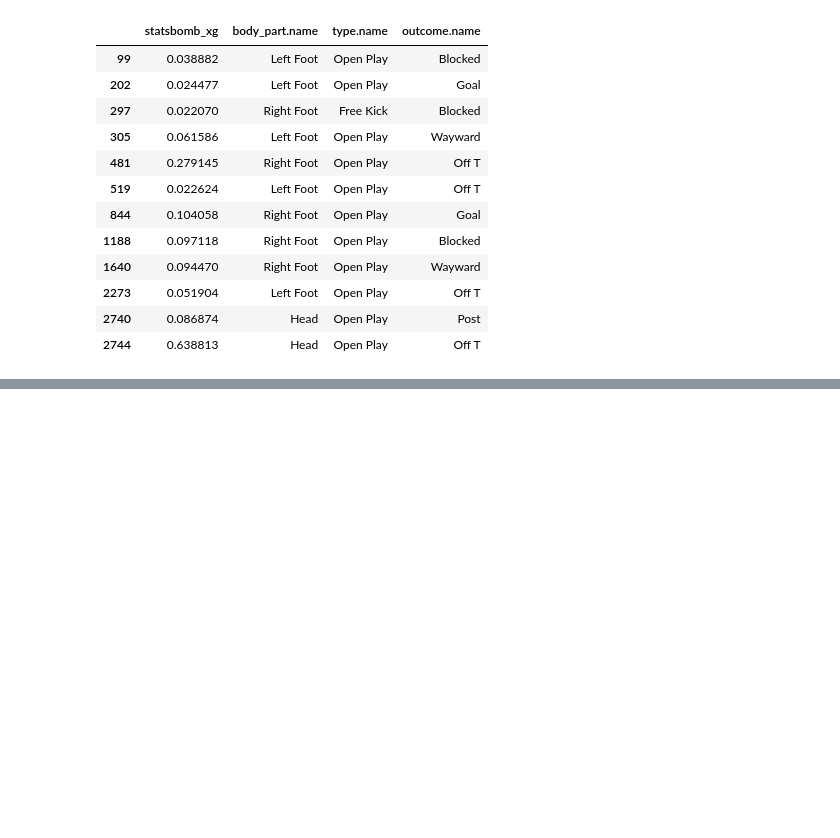
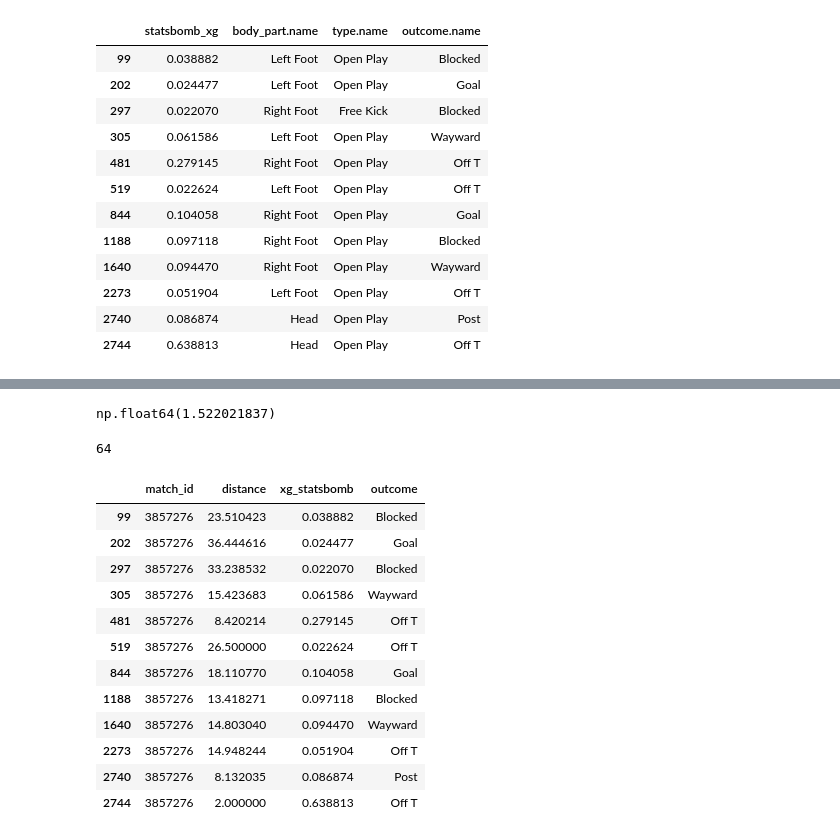
Before and after one commit to Z0utMan/xg-football, a Jupyter notebook: notebooks/01-explore-competitions.ipynb, the cells around one changed output, grey strips where cells are left out. Cells and saved outputs as stored; diff of their text form; code cells hidden in the pictures; blank space fills up the shorter version.

```diff
--- a/notebooks/01-explore-competitions.ipynb
+++ b/notebooks/01-explore-competitions.ipynb
@@ -151,0 +156,6 @@ shots_clean[["statsbomb_xg", "body_part.name", "type.name", "outcome.name"]]
+# %%
+shots = events[events["type_name"] == "Shot"].copy()
+shots["x"] = shots["location"].str[0]
+shots["y"] = shots["location"].str[1]
+
+shots[["x", "y"]]
@@ -151,0 +176,6 @@ shots_clean[["statsbomb_xg", "body_part.name", "type.name", "outcome.name"]]
+# %%
+import numpy as np
+
+shots["distance"] = np.sqrt((120 - shots["x"])**2 + (40 - shots["y"])**2)
+
+shots[["x", "y", "distance"]]
@@ -151,0 +196,6 @@ shots_clean[["statsbomb_xg", "body_part.name", "type.name", "outcome.name"]]
+# %%
+shot_details = pd.json_normalize(shots["shot"])
+shots["xg_statsbomb"] = shot_details["statsbomb_xg"]
+shots["outcome"] = shot_details["outcome.name"]
+
+shots[["distance", "xg_statsbomb", "outcome"]].sort_values("distance")
@@ -151,0 +216,42 @@ shots_clean[["statsbomb_xg", "body_part.name", "type.name", "outcome.name"]]
+# %%
+shots["xg_statsbomb"].sum()
+# %% [output]
+np.float64(1.522021837)
+# %%
+match_ids = matches["match_id"].tolist()
+len(match_ids)
+# %% [output]
+64
+# %%
+def get_shots(match_id):
+    url = f"https://raw.githubusercontent.com/statsbomb/open-data/master/data/events/{match_id}.json"
+    events = pd.read_json(url)
+    events["type_name"] = pd.json_normalize(events["type"])["name"]
+    shots = events[events["type_name"] == "Shot"].copy()
+    shots["x"] = shots["location"].str[0]
+    shots["y"] = shots["location"].str[1]
+    shots["distance"] = np.sqrt((120 - shots["x"])**2 + (40 - shots["y"])**2)
+
+    shot_details = pd.json_normalize(shots["shot"])
+    shots["xg_statsbomb"] = shot_details["statsbomb_xg"]
+    shots["outcome"] = shot_details["outcome.name"]
+
+    shots["match_id"] = match_id
+    return shots
+# %%
+test = get_shots(3857276)
+test[["match_id", "distance", "xg_statsbomb", "outcome"]]
+# %% [output]
+|  | match_id | distance | xg_statsbomb | outcome |
+| 99 | 3857276 | 23.510423 | 0.038882 | Blocked |
+| 202 | 3857276 | 36.444616 | 0.024477 | Goal |
+| 297 | 3857276 | 33.238532 | 0.022070 | Blocked |
+| 305 | 3857276 | 15.423683 | 0.061586 | Wayward |
+| 481 | 3857276 | 8.420214 | 0.279145 | Off T |
+| 519 | 3857276 | 26.500000 | 0.022624 | Off T |
+| 844 | 3857276 | 18.110770 | 0.104058 | Goal |
+| 1188 | 3857276 | 13.418271 | 0.097118 | Blocked |
+| 1640 | 3857276 | 14.803040 | 0.094470 | Wayward |
+| 2273 | 3857276 | 14.948244 | 0.051904 | Off T |
+| 2740 | 3857276 | 8.132035 | 0.086874 | Post |
+| 2744 | 3857276 | 2.000000 | 0.638813 | Off T |
```
Also changed, not shown: parts of 17 cells of this notebook, 1 other file.
